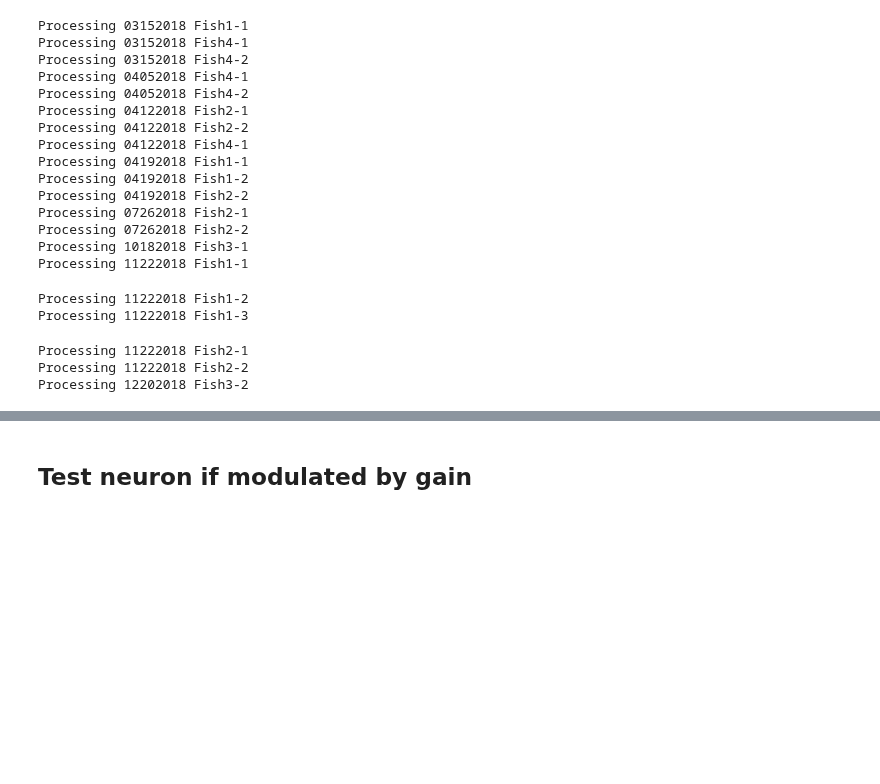
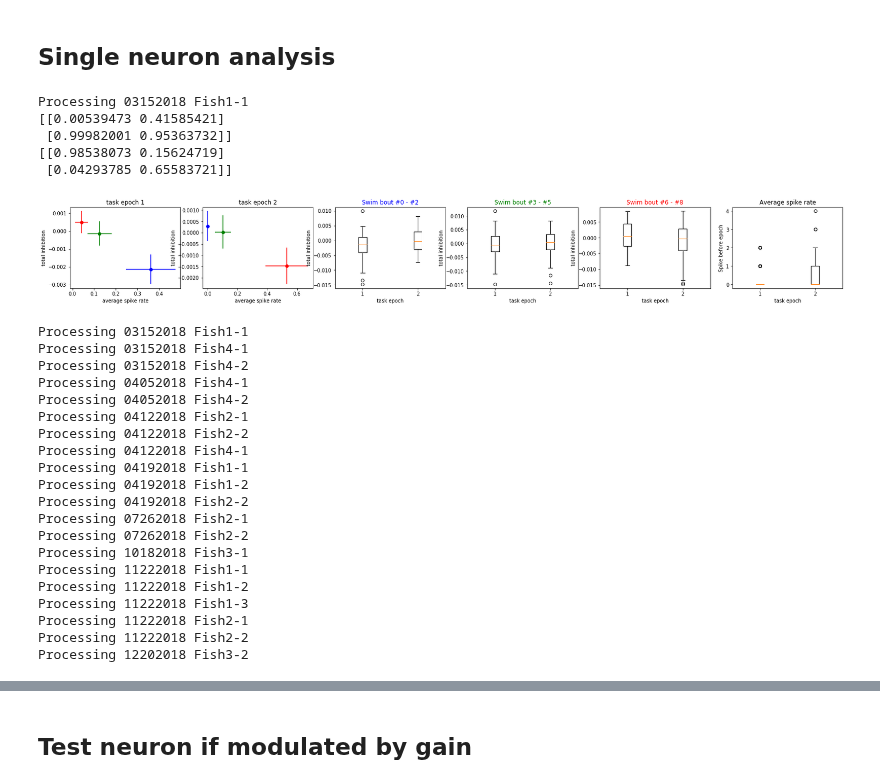
Before and after one commit to zqwei/DRN_voltage_analysis, a Jupyter notebook: Notebooks/memory_task.ipynb, the cells around one changed output, grey strips where cells are left out. Drawn from its saved outputs; the diff is of its cells as text; code cells hidden in the pictures; blank space fills up the shorter version.

```diff
--- a/Notebooks/memory_task.ipynb
+++ b/Notebooks/memory_task.ipynb
@@ -36,0 +16,14 @@ Processing 03152018 Fish1-1
+# %% [markdown]
+## Single neuron analysis
+# %%
+from activity_swim_bout import *
+from utils import cont_mode
+mean_spk_sub(dat_xls_file.iloc[0], isplot=True);
+# error bar in the first two plots are sem
+# %% [output]
+Processing 03152018 Fish1-1
+[[0.00539473 0.41585421]
+ [0.99982001 0.95363732]]
+[[0.98538073 0.15624719]
+ [0.04293785 0.65583721]]
+[figure, added]
@@ -37,10 +32,18 @@ Processing 03152018 Fish1-1
 # %%
 spk_list = []
 sub_list = []
+spk_sig_list = []
+sub_sig_list = []
+spk_gain_list = []
+sub_gain_list = []
 for _, row in dat_xls_file.iterrows():
-    spk, sub = mean_spk_sub(row)
+    spk, sub, spk_sig, sub_sig, spk_gain, sub_gain = mean_spk_sub(row)
     spk_list.append(spk)
     sub_list.append(sub)
+    spk_sig_list.append(spk_sig)
+    sub_sig_list.append(sub_sig)
+    spk_gain_list.append(spk_gain)
+    sub_gain_list.append(sub_gain)
 # %% [output]
 Processing 03152018 Fish1-1
 Processing 03152018 Fish4-1
@@ -57,11 +60,11 @@ Processing 07262018 Fish2-1
 Processing 07262018 Fish2-2
 Processing 10182018 Fish3-1
 Processing 11222018 Fish1-1
+Processing 11222018 Fish1-2
+Processing 11222018 Fish1-3
+Processing 11222018 Fish2-1
+Processing 11222018 Fish2-2
+Processing 12202018 Fish3-2
-Processing 11222018 Fish1-2
-Processing 11222018 Fish1-3
-Processing 11222018 Fish2-1
-Processing 11222018 Fish2-2
-Processing 12202018 Fish3-2
 # %%
 task = []
 for _, row in dat_xls_file.iterrows():
```
Also changed, not shown: parts of 51 cells of this notebook, 5 other files.
